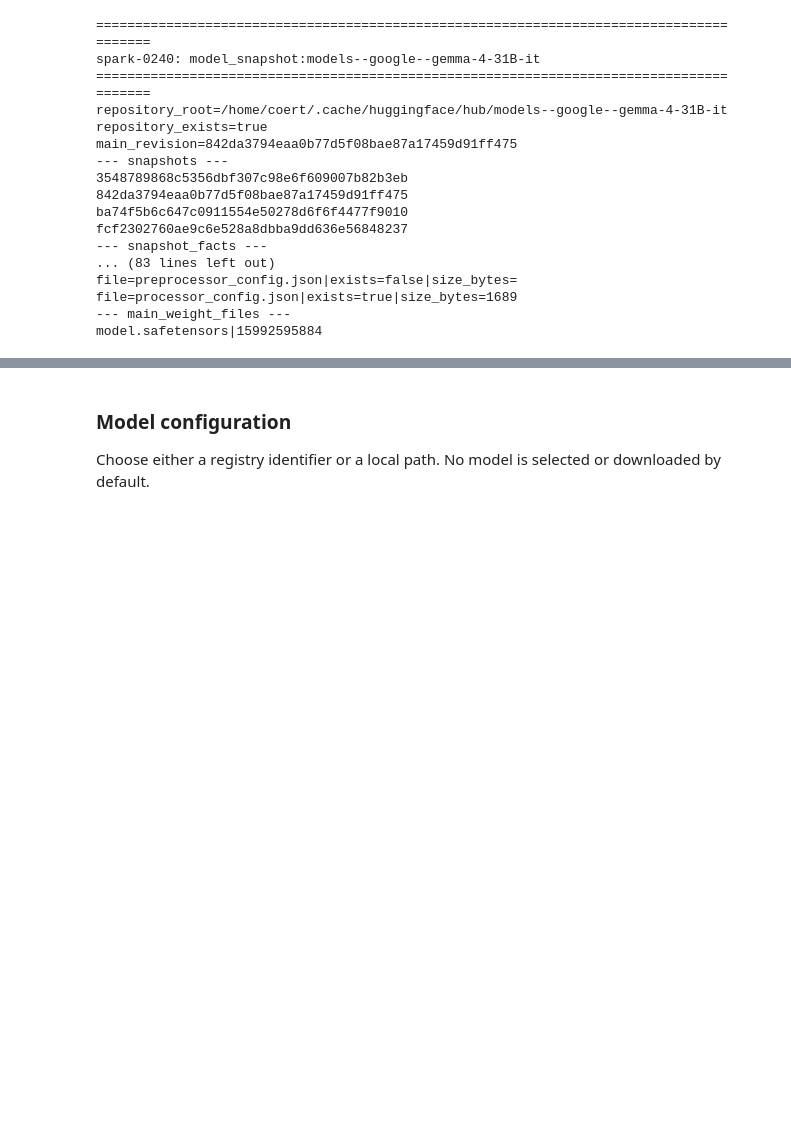
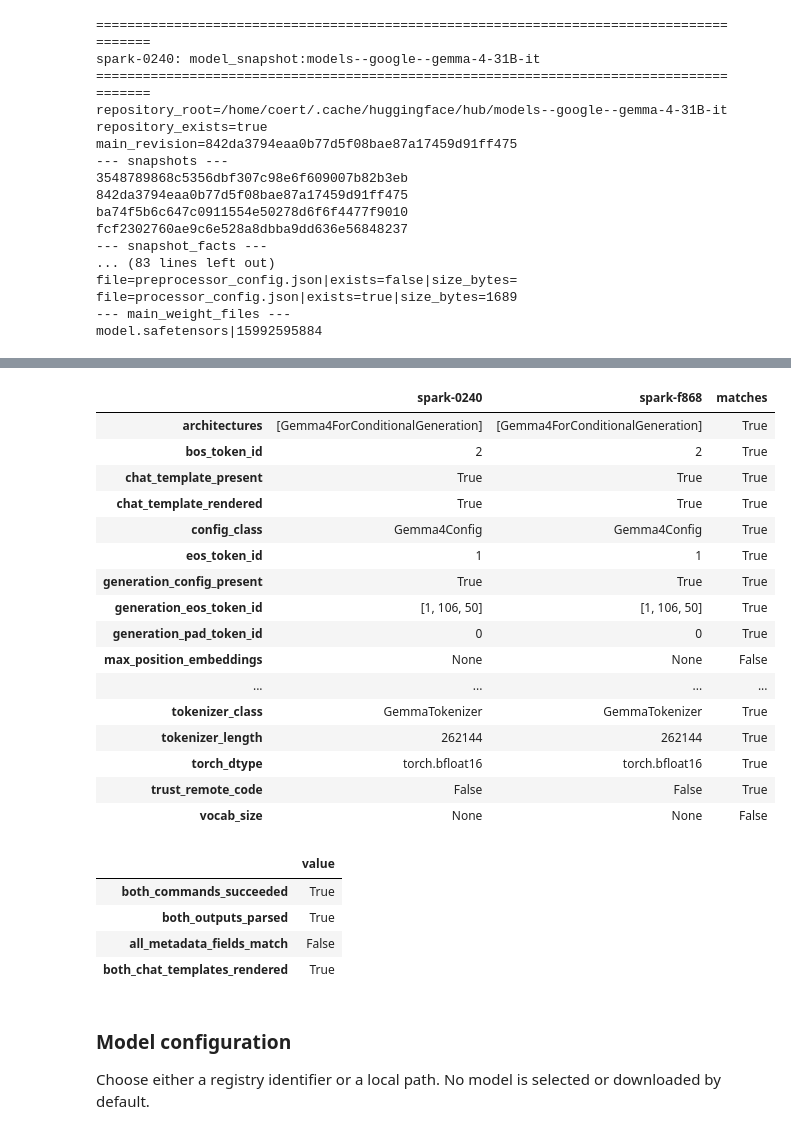
Before and after one commit to coert/dgx-spark-lab, a Jupyter notebook: experiments/01-distributed-inference/00-environment-and-model-baseline.ipynb, the cells around one changed output, grey strips where cells are left out. Drawn from its saved outputs; the diff is of its cells as text; code cells hidden in the pictures; blank space fills up the shorter version.

```diff
--- a/experiments/01-distributed-inference/00-environment-and-model-baseline.ipynb
+++ b/experiments/01-distributed-inference/00-environment-and-model-baseline.ipynb
@@ -2270,3 +2577,79 @@ model_snapshot_parity_df
+# %%
+excluded_comparison_fields = {
+    "command_succeeded",
+    "returncode",
+    "stderr",
+    "parse_succeeded",
+    "parse_error",
+    "raw_stdout",
+    "snapshot_path",
+}
+
+offline_model_fields = [
+    column
+    for column in offline_model_facts_df.columns
+    if column not in excluded_comparison_fields
+]
+
+offline_model_comparison = pd.DataFrame(
+    {
+        HEAD_HOST: offline_model_facts_df.loc[
+            HEAD_HOST,
+            offline_model_fields,
+        ],
+        WORKER_HOST: offline_model_facts_df.loc[
+            WORKER_HOST,
+            offline_model_fields,
+        ],
+    }
+)
+
+offline_model_comparison["matches"] = (
+    offline_model_comparison[HEAD_HOST] == offline_model_comparison[WORKER_HOST]
+)
+
+display(offline_model_comparison)
+
+offline_model_summary = pd.Series(
+    {
+        "both_commands_succeeded": bool(
+            offline_model_facts_df["command_succeeded"].all()
+        ),
+        "both_outputs_parsed": bool(offline_model_facts_df["parse_succeeded"].all()),
+        "all_metadata_fields_match": bool(offline_model_comparison["matches"].all()),
+        "both_chat_templates_rendered": (
+            bool(offline_model_facts_df["chat_template_rendered"].all())
+            if "chat_template_rendered" in offline_model_facts_df.columns
+            else False
+        ),
+    },
+    name="value",
+)
+
+offline_model_summary.to_frame()
+# %% [output]
+|  | spark-0240 | spark-f868 | matches |
+| architectures | [Gemma4ForConditionalGeneration] | [Gemma4ForConditionalGeneration] | True |
+| bos_token_id | 2 | 2 | True |
+| chat_template_present | True | True | True |
+| chat_template_rendered | True | True | True |
+| config_class | Gemma4Config | Gemma4Config | True |
+| eos_token_id | 1 | 1 | True |
+| generation_config_present | True | True | True |
+| generation_eos_token_id | [1, 106, 50] | [1, 106, 50] | True |
+| generation_pad_token_id | 0 | 0 | True |
+| max_position_embeddings | None | None | False |
+| ... | ... | ... | ... |
+| tokenizer_class | GemmaTokenizer | GemmaTokenizer | True |
+| tokenizer_length | 262144 | 262144 | True |
+| torch_dtype | torch.bfloat16 | torch.bfloat16 | True |
+| trust_remote_code | False | False | True |
+| vocab_size | None | None | False |
+|  | value |
+| both_commands_succeeded | True |
+| both_outputs_parsed | True |
+| all_metadata_fields_match | False |
+| both_chat_templates_rendered | True |
 # %% [markdown]
 ### Model configuration
 
```
Also changed, not shown: parts of 7 cells of this notebook.
